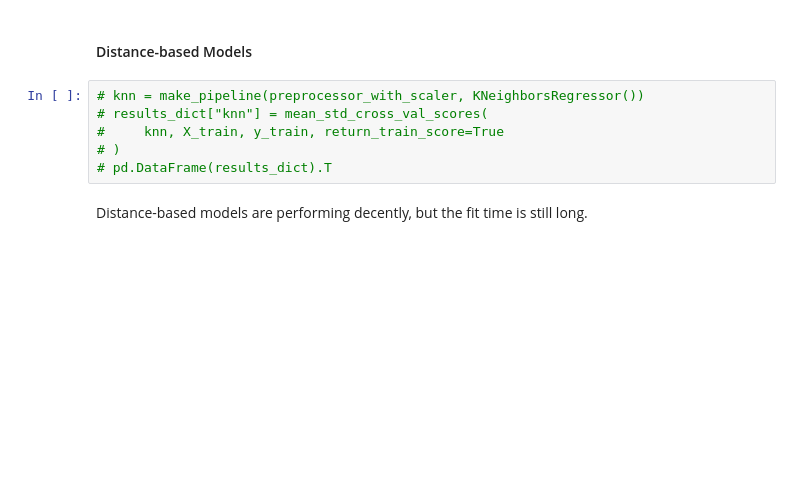
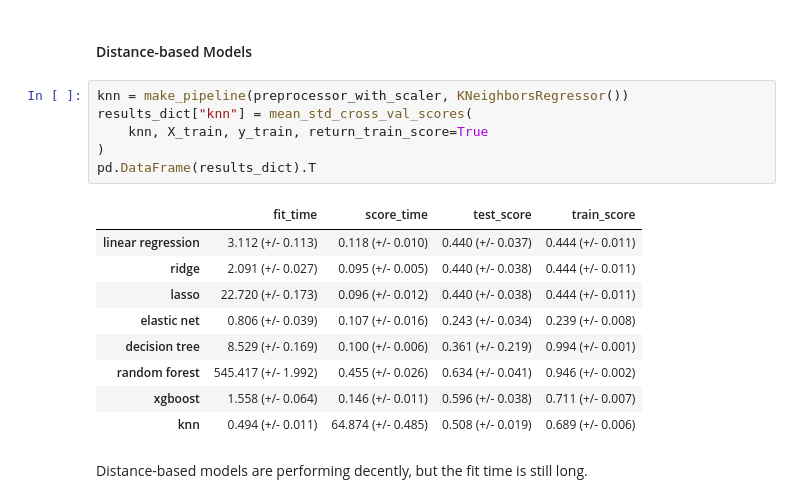
Before and after one commit to fohy24/Rolex-fair-price-predictor, a Jupyter notebook: Rolex_price_prediction.ipynb, the cells around one changed output. Cells and saved outputs as stored; diff of their text form; blank space fills up the shorter version.

```diff
--- a/Rolex_price_prediction.ipynb
+++ b/Rolex_price_prediction.ipynb
@@ -276,11 +276,21 @@ Even though the Random Forest outperformed our XGBoost model, it took a lot more
 # %% [markdown]
 #### Distance-based Models
 # %%
-# knn = make_pipeline(preprocessor_with_scaler, KNeighborsRegressor())
-# results_dict["knn"] = mean_std_cross_val_scores(
-#     knn, X_train, y_train, return_train_score=True
-# )
-# pd.DataFrame(results_dict).T
+knn = make_pipeline(preprocessor_with_scaler, KNeighborsRegressor())
+results_dict["knn"] = mean_std_cross_val_scores(
+    knn, X_train, y_train, return_train_score=True
+)
+pd.DataFrame(results_dict).T
+# %% [output]
+|  | fit_time | score_time | test_score | train_score |
+| linear regression | 3.112 (+/- 0.113) | 0.118 (+/- 0.010) | 0.440 (+/- 0.037) | 0.444 (+/- 0.011) |
+| ridge | 2.091 (+/- 0.027) | 0.095 (+/- 0.005) | 0.440 (+/- 0.038) | 0.444 (+/- 0.011) |
+| lasso | 22.720 (+/- 0.173) | 0.096 (+/- 0.012) | 0.440 (+/- 0.038) | 0.444 (+/- 0.011) |
+| elastic net | 0.806 (+/- 0.039) | 0.107 (+/- 0.016) | 0.243 (+/- 0.034) | 0.239 (+/- 0.008) |
+| decision tree | 8.529 (+/- 0.169) | 0.100 (+/- 0.006) | 0.361 (+/- 0.219) | 0.994 (+/- 0.001) |
+| random forest | 545.417 (+/- 1.992) | 0.455 (+/- 0.026) | 0.634 (+/- 0.041) | 0.946 (+/- 0.002) |
+| xgboost | 1.558 (+/- 0.064) | 0.146 (+/- 0.011) | 0.596 (+/- 0.038) | 0.711 (+/- 0.007) |
+| knn | 0.494 (+/- 0.011) | 64.874 (+/- 0.485) | 0.508 (+/- 0.019) | 0.689 (+/- 0.006) |
 # %% [markdown]
 Distance-based models are performing decently, but the fit time is still long.
 # %% [markdown]
```
Also changed, not shown: parts of 9 cells of this notebook.
